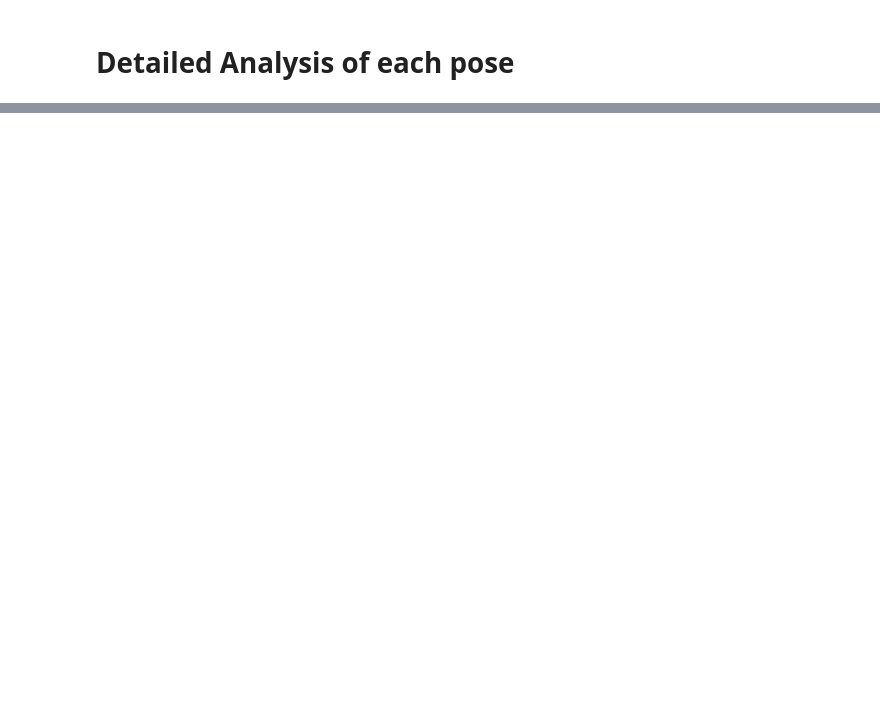
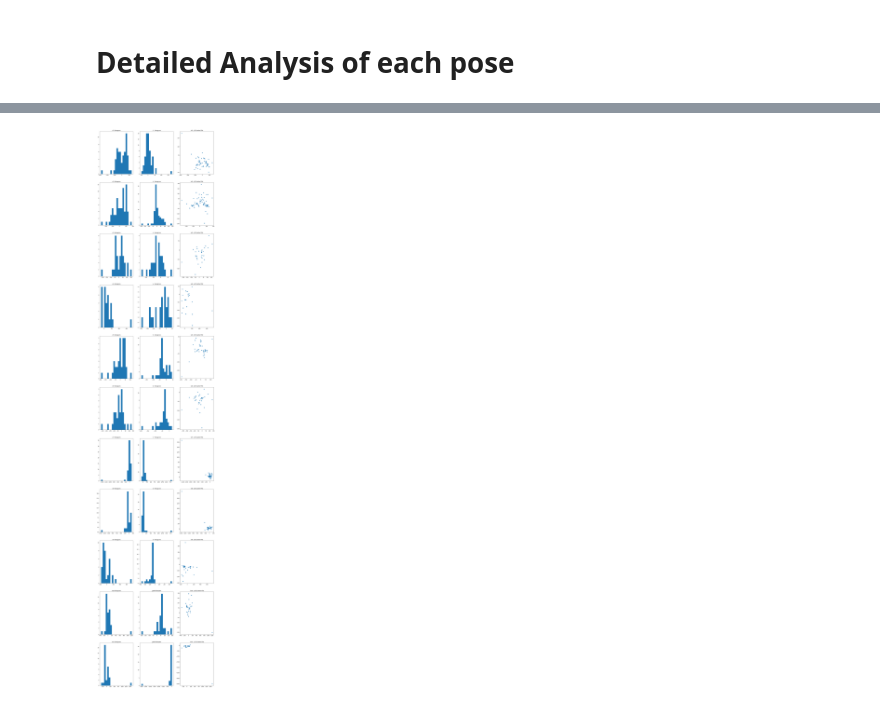
Before and after one commit to Mihai-Blaga/COMP30027-P1, a Jupyter notebook: analysis.ipynb, the cells around one changed output, grey strips where cells are left out. Cells and saved outputs as stored; diff of their text form; code cells hidden in the pictures; blank space fills up the shorter version.

```diff
--- a/analysis.ipynb
+++ b/analysis.ipynb
@@ -32,7 +79,7 @@ for col_x, col_y in zip(train_data.columns[1:12], train_data.columns[12:]):
 # %% [markdown]
 # Detailed Analysis of each pose
 # %%
-bridge = train_data.groupby("label").get_group("bridge")
+bridge = train_data.groupby("label").get_group("tree")
 
 # bridge[np.abs(stats.zscore(bridge.iloc[:, 1:], axis=0, nan_policy='omit') < 3).all(axis=1)]
 bridge.describe()
@@ -50,13 +123,20 @@ plt.title("Bridge mean plot")
 # %%
 fig, axs = plt.subplots(11, 3, figsize=(20, 100))
 
 for col_x, col_y, ax in zip(train_data.columns[1:12], train_data.columns[12:], axs):
-    ax[0].boxplot(x=bridge[col_x].dropna(), showmeans=True, meanline=True)
-    ax[0].set_title("{} Boxplot".format(col_x))
-    ax[1].boxplot(x=bridge[col_y].dropna(), showmeans=True, meanline=True)
-    ax[1].set_title("{} Boxplot".format(col_y))
+    #ax[0].boxplot(x=bridge[col_x].dropna(), showmeans=True, meanline=True)
+    #ax[0].set_title("{} Boxplot".format(col_x))
+    #ax[1].boxplot(x=bridge[col_y].dropna(), showmeans=True, meanline=True)
+    #ax[1].set_title("{} Boxplot".format(col_y))
+    n_bins = 20
+    ax[0].hist(x=bridge[col_x].dropna(), bins = n_bins)
+    ax[0].set_title("{} Histogram".format(col_x))
+    ax[1].hist(x=bridge[col_y].dropna(), bins = n_bins)
+    ax[1].set_title("{} Histogram".format(col_y))
     ax[2].scatter(x=bridge[col_x], y=bridge[col_y])
     ax[2].set_title("({}, {}) Scatter Plot".format(col_x, col_y))
+# %% [output]
+[figure, added]
 # %%
 plt.figure(figsize=[16,12])
 plt.subplot(231)
```
Also changed, not shown: parts of 9 cells of this notebook.
